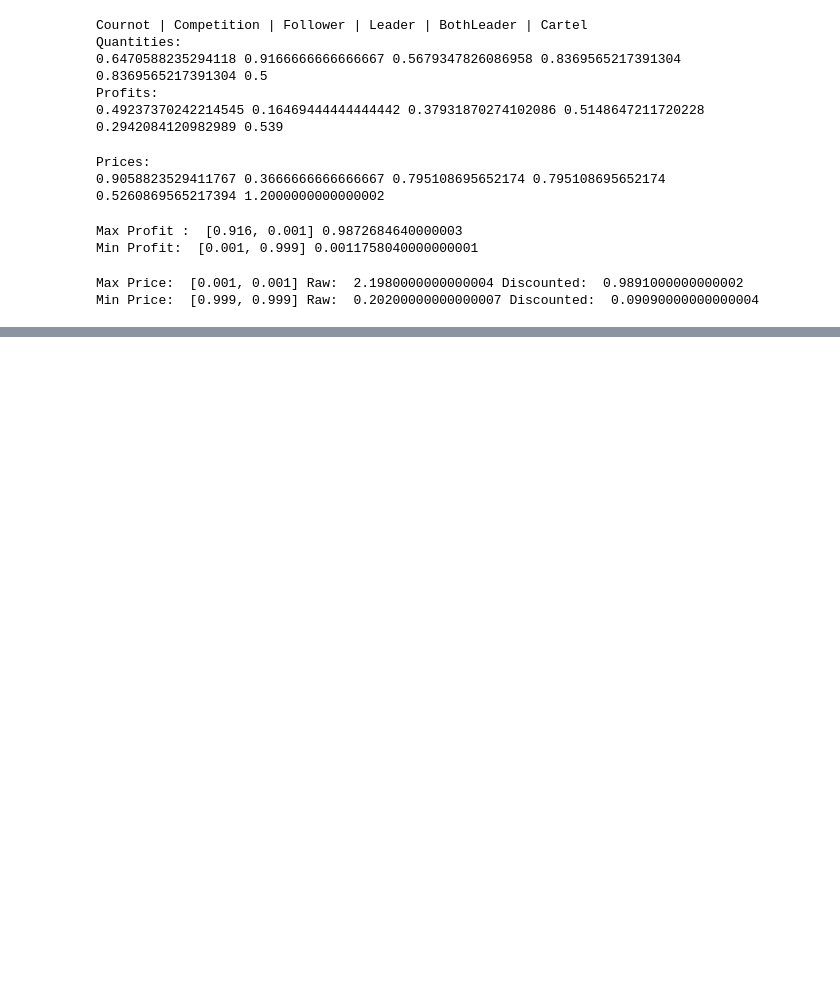
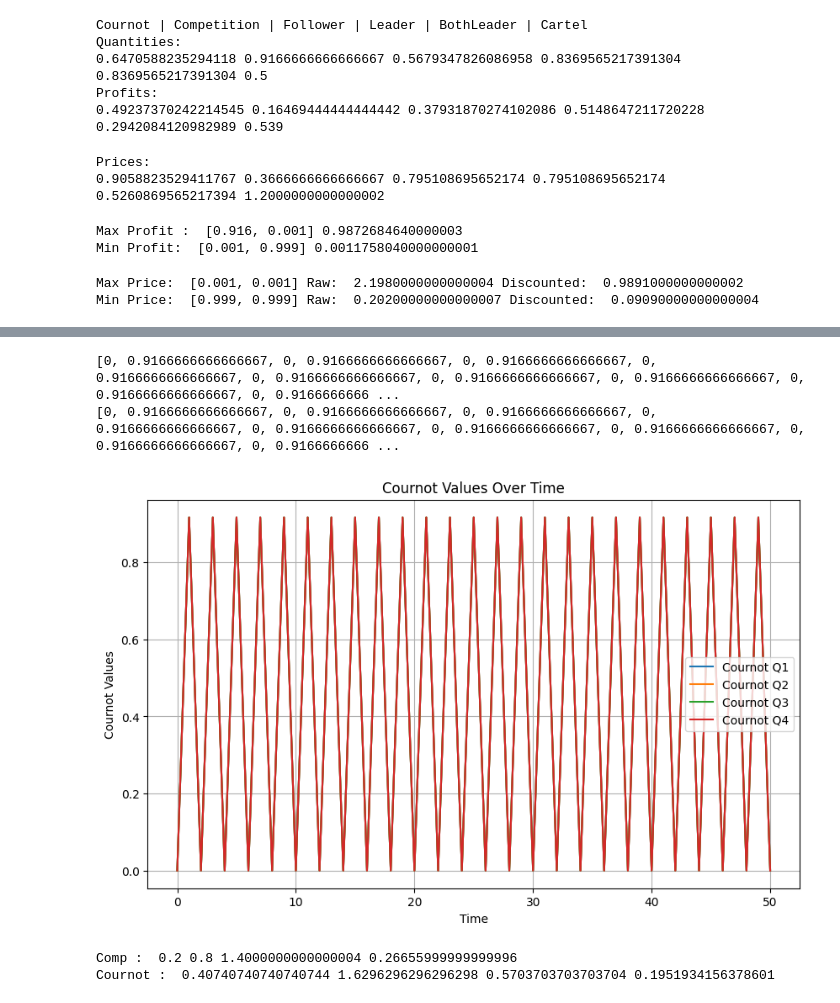
Before and after one commit to Aldric-L/DDPG-Oligopolies-Simulator, a Jupyter notebook: DataProcessing/Calibration/parameterRange.ipynb, the cells around one changed output, grey strips where cells are left out. Cells and saved outputs as stored; diff of their text form; code cells hidden in the pictures; blank space fills up the shorter version.

```diff
--- a/DataProcessing/Calibration/parameterRange.ipynb
+++ b/DataProcessing/Calibration/parameterRange.ipynb
@@ -67,0 +126,50 @@ Min Price:  [0.999, 0.999] Raw:  0.20200000000000007 Discounted:  0.090900000000
+# %%
+pastItCournotValues1 = [0]
+pastItCournotValues2 = [0]
+pastItCournotValues3 = [0]
+pastItCournotValues4 = [0]
+for i in range(0, 50):
+    pastItCournotValues1.append(max((d-pastItCournotValues2[i] - pastItCournotValues3[i] - pastItCournotValues4[i]) / (2 *(1+c)), 0))
+    pastItCournotValues2.append(max((d-pastItCournotValues1[i] - pastItCournotValues3[i] - pastItCournotValues4[i]) / (2 *(1+c)), 0))
+    pastItCournotValues3.append(max((d-pastItCournotValues2[i] - pastItCournotValues1[i] - pastItCournotValues4[i]) / (2 *(1+c)), 0))
+    pastItCournotValues4.append(max((d-pastItCournotValues2[i] - pastItCournotValues3[i] - pastItCournotValues1[i]) / (2 *(1+c)), 0))
+
+print(pastItCournotValues1)
+print(pastItCournotValues2)
+import matplotlib.pyplot as plt
+
+# Plot Cournot values
+plt.figure(figsize=(10, 6))
+plt.plot(range(len(pastItCournotValues1)), pastItCournotValues1, label='Cournot Q1')
+plt.plot(range(len(pastItCournotValues2)), pastItCournotValues2, label='Cournot Q2')
+plt.plot(range(len(pastItCournotValues3)), pastItCournotValues3, label='Cournot Q3')
+plt.plot(range(len(pastItCournotValues4)), pastItCournotValues4, label='Cournot Q4')
+plt.title('Cournot Values Over Time')
+plt.xlabel('Time')
+plt.ylabel('Cournot Values')
+plt.grid(True)
+plt.legend()
+plt.show()
+# %% [output]
+[0, 0.9166666666666667, 0, 0.9166666666666667, 0, 0.9166666666666667, 0, 0.9166666666666667, 0, 0.9166666666666667, 0, 0.9166666666666667, 0, 0.9166666666666667, 0, 0.9166666666666667, 0, 0.9166666666 ...
+[0, 0.9166666666666667, 0, 0.9166666666666667, 0, 0.9166666666666667, 0, 0.9166666666666667, 0, 0.9166666666666667, 0, 0.9166666666666667, 0, 0.9166666666666667, 0, 0.9166666666666667, 0, 0.9166666666 ...
+[figure, added]
+# %%
+# In a 4 oligopoly
+
+q_comp4 = (c * d) / (2 + c)
+q_cournot4 = d / (5 + 2 * c)
+
+Q_comp4 = 4 * q_comp4
+p_comp4 = price(q_comp4*2, q_comp4*2)
+profit_comp4 = profit(q_comp4, 3*q_comp4)
+
+print("Comp : ", q_comp4, Q_comp4, p_comp4, profit_comp4)
+
+Q_cournot4 = 4 * q_cournot4
+p_cournot4 = price(q_cournot4*2, q_cournot4*2)
+profit_cournot4 = profit(q_cournot4, 3*q_cournot4)
+print("Cournot : ", q_cournot4, Q_cournot4, p_cournot4, profit_cournot4)
+# %% [output]
+Comp :  0.2 0.8 1.4000000000000004 0.26655999999999996
+Cournot :  0.40740740740740744 1.6296296296296298 0.5703703703703704 0.1951934156378601
```
Also changed, not shown: parts of 2 cells of this notebook, 15 other files.
